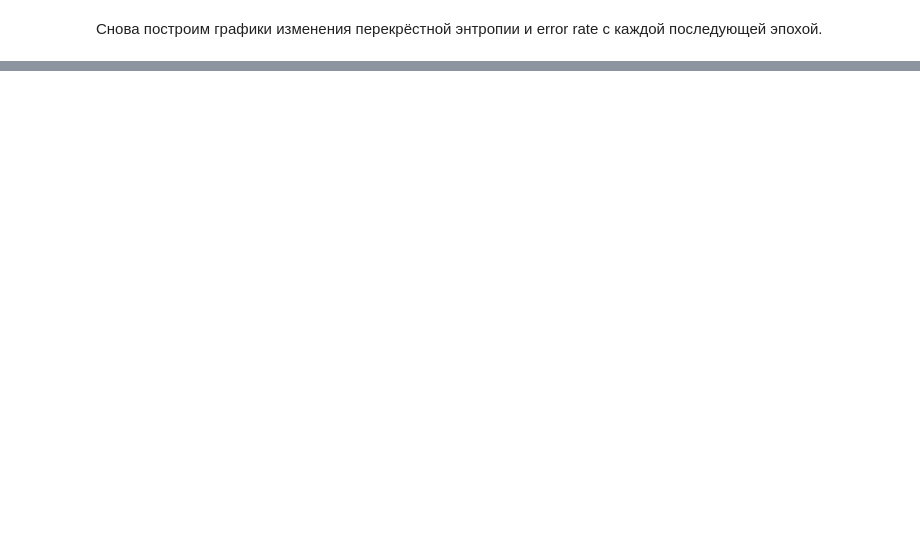
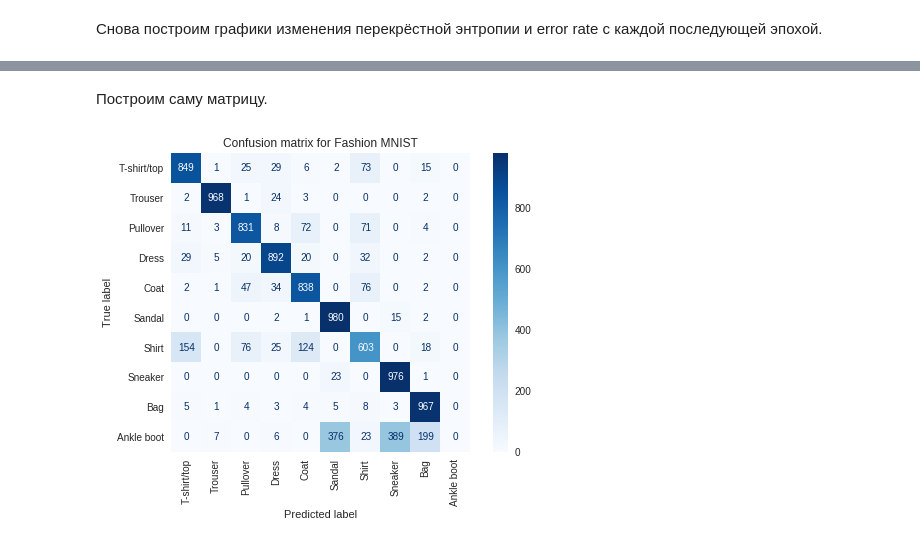
Before and after one commit to BakasaRus/IntelligentSystems, a Jupyter notebook: Labs/CNN.ipynb, the cells around one changed output, grey strips where cells are left out. Saved outputs shown, nothing was run; the diff lists cells and outputs as text; code cells hidden in the pictures; blank space fills up the shorter version.

```diff
--- a/Labs/CNN.ipynb
+++ b/Labs/CNN.ipynb
@@ -260,0 +257,24 @@ plt.show()
+# %%
+true_labels = []
+predicted_labels = []
+
+with torch.no_grad():
+    for data, target in test_loader:
+        data, target = data.to(device), target.to(device)
+        output = model(data)
+        pred = output.argmax(dim=1, keepdim=True)
+        true_labels.extend(target.flatten().tolist())
+        predicted_labels.extend(pred.flatten().tolist())
+# %% [markdown]
+Построим саму матрицу.
+# %%
+text_labels = ['T-shirt/top', 'Trouser', 'Pullover', 'Dress', 'Coat', 'Sandal', 'Shirt', 'Sneaker', 'Bag', 'Ankle boot']
+cm = confusion_matrix(true_labels, predicted_labels)
+
+disp = ConfusionMatrixDisplay(confusion_matrix=cm, display_labels=text_labels)
+disp.plot(cmap='Blues', xticks_rotation='vertical', values_format='d')
+plt.title('Confusion matrix for Fashion MNIST')
+plt.grid(False)
+plt.show()
+# %% [output]
+[figure, added]
```
Also changed, not shown: parts of 8 cells of this notebook.
